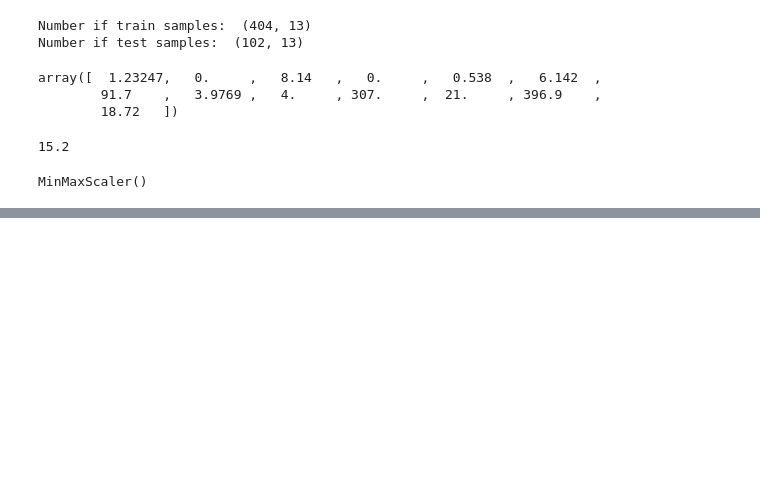
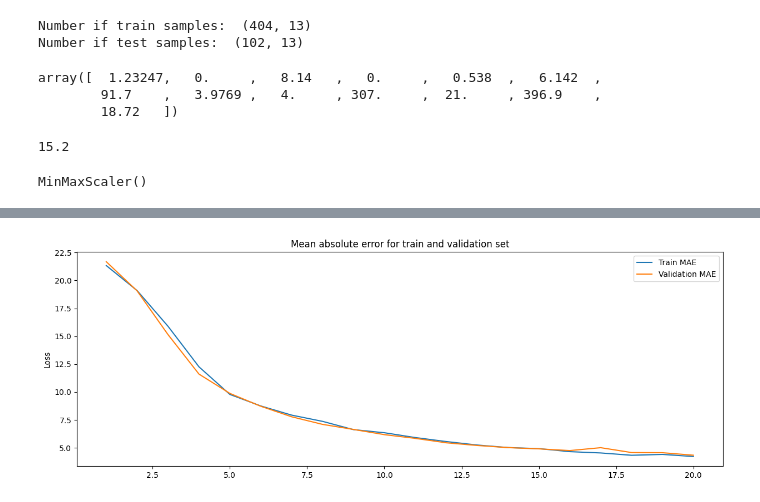
Before and after one commit to Wilbertz/TensorFlow-Developer-Certificate, a Jupyter notebook: Regression.ipynb, the cells around one changed output, grey strips where cells are left out. Saved outputs shown, nothing was run; the diff lists cells and outputs as text; code cells hidden in the pictures; blank space fills up the shorter version.

```diff
--- a/Regression.ipynb
+++ b/Regression.ipynb
@@ -67,0 +96,11 @@ _________________________________________________________________
+# %%
+plt.figure(figsize=(15,5))
+plt.plot(range(1, len(hist.history['mae']) + 1), hist.history['mae'])
+plt.plot(range(1, len(hist.history['val_mae']) + 1), hist.history['val_mae'])
+plt.title('Mean absolute error for train and validation set')
+#plt.xlabel('Epoch')
+plt.ylabel('Loss')
+plt.legend(['Train MAE', 'Validation MAE'])
+plt.show()
+# %% [output]
+[figure, added]
```
Also changed, not shown: parts of 4 cells of this notebook.
